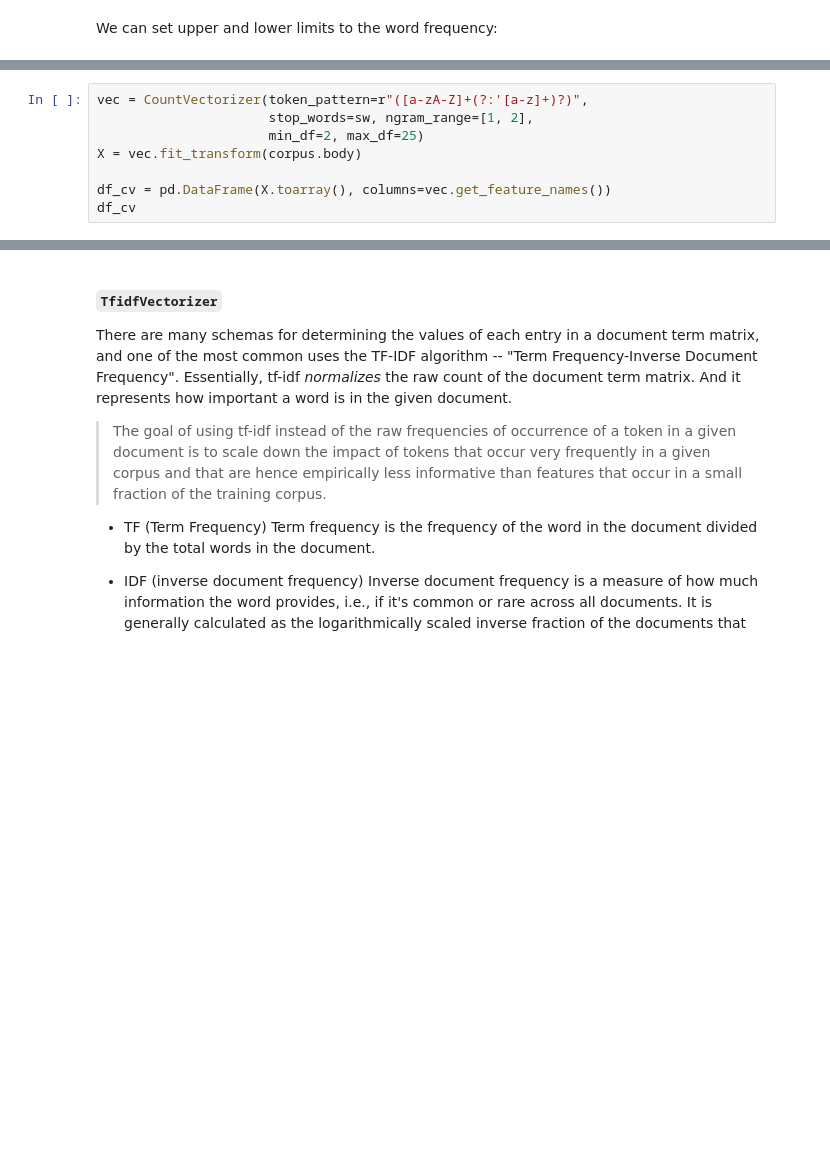
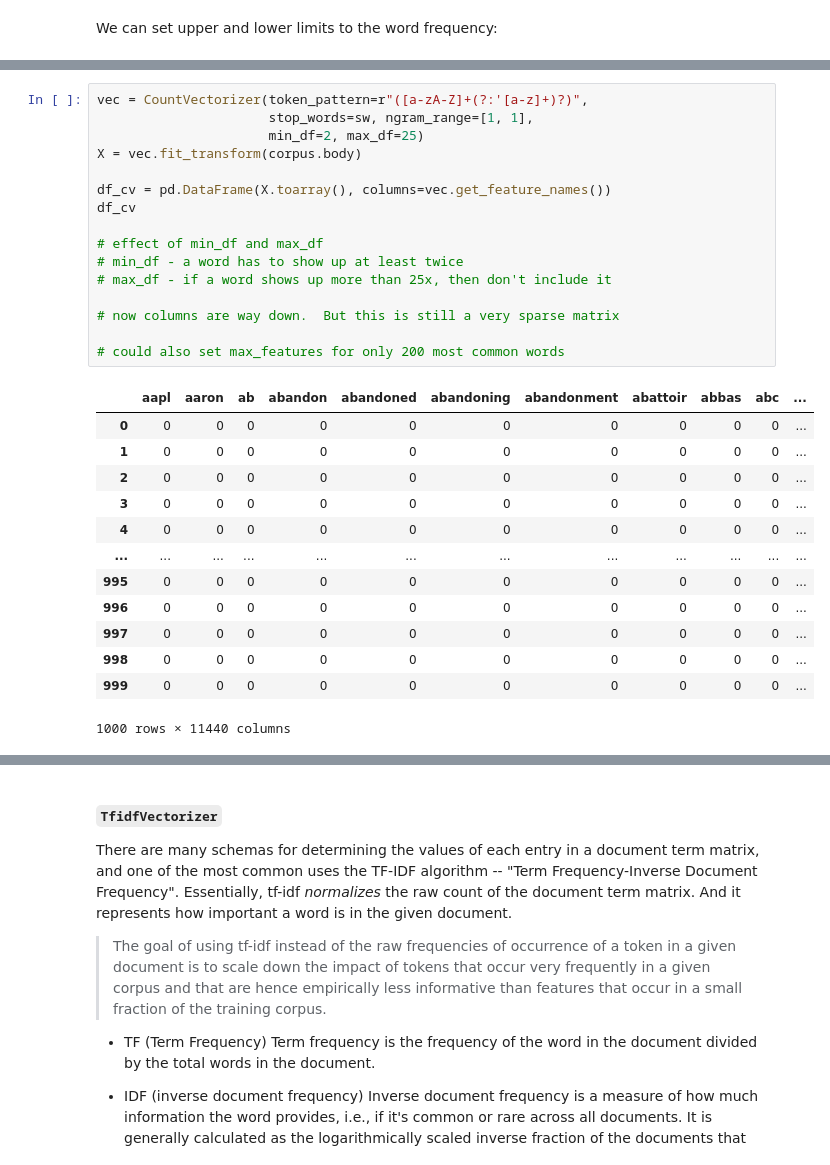
Before and after one commit to mccafj/DS-Live-091922, a Jupyter notebook: Phase4/Topic_37_nlp_vectorization.ipynb, the cells around one changed output, grey strips where cells are left out. Saved outputs shown, nothing was run; the diff lists cells and outputs as text; blank space fills up the shorter version.

```diff
--- a/Phase4/Topic_37_nlp_vectorization.ipynb
+++ b/Phase4/Topic_37_nlp_vectorization.ipynb
@@ -238,8 +483,30 @@ corpus.body
 # %%
 vec = CountVectorizer(token_pattern=r"([a-zA-Z]+(?:'[a-z]+)?)",
-                      stop_words=sw, ngram_range=[1, 2],
+                      stop_words=sw, ngram_range=[1, 1],
                       min_df=2, max_df=25)
 X = vec.fit_transform(corpus.body)
 
 df_cv = pd.DataFrame(X.toarray(), columns=vec.get_feature_names())
 df_cv
+
+# effect of min_df and max_df
+# min_df - a word has to show up at least twice
+# max_df - if a word shows up more than 25x, then don't include it
+
+# now columns are way down.  But this is still a very sparse matrix
+
+# could also set max_features for only 200 most common words
+# %% [output]
+|  | aapl | aaron | ab | abandon | abandoned | abandoning | abandonment | abattoir | abbas | abc | ... |
+| 0 | 0 | 0 | 0 | 0 | 0 | 0 | 0 | 0 | 0 | 0 | ... |
+| 1 | 0 | 0 | 0 | 0 | 0 | 0 | 0 | 0 | 0 | 0 | ... |
+| 2 | 0 | 0 | 0 | 0 | 0 | 0 | 0 | 0 | 0 | 0 | ... |
+| 3 | 0 | 0 | 0 | 0 | 0 | 0 | 0 | 0 | 0 | 0 | ... |
+| 4 | 0 | 0 | 0 | 0 | 0 | 0 | 0 | 0 | 0 | 0 | ... |
+| ... | ... | ... | ... | ... | ... | ... | ... | ... | ... | ... | ... |
+| 995 | 0 | 0 | 0 | 0 | 0 | 0 | 0 | 0 | 0 | 0 | ... |
+| 996 | 0 | 0 | 0 | 0 | 0 | 0 | 0 | 0 | 0 | 0 | ... |
+| 997 | 0 | 0 | 0 | 0 | 0 | 0 | 0 | 0 | 0 | 0 | ... |
+| 998 | 0 | 0 | 0 | 0 | 0 | 0 | 0 | 0 | 0 | 0 | ... |
+| 999 | 0 | 0 | 0 | 0 | 0 | 0 | 0 | 0 | 0 | 0 | ... |
+1000 rows × 11440 columns
```
Also changed, not shown: parts of 48 cells of this notebook, 5 other files.
